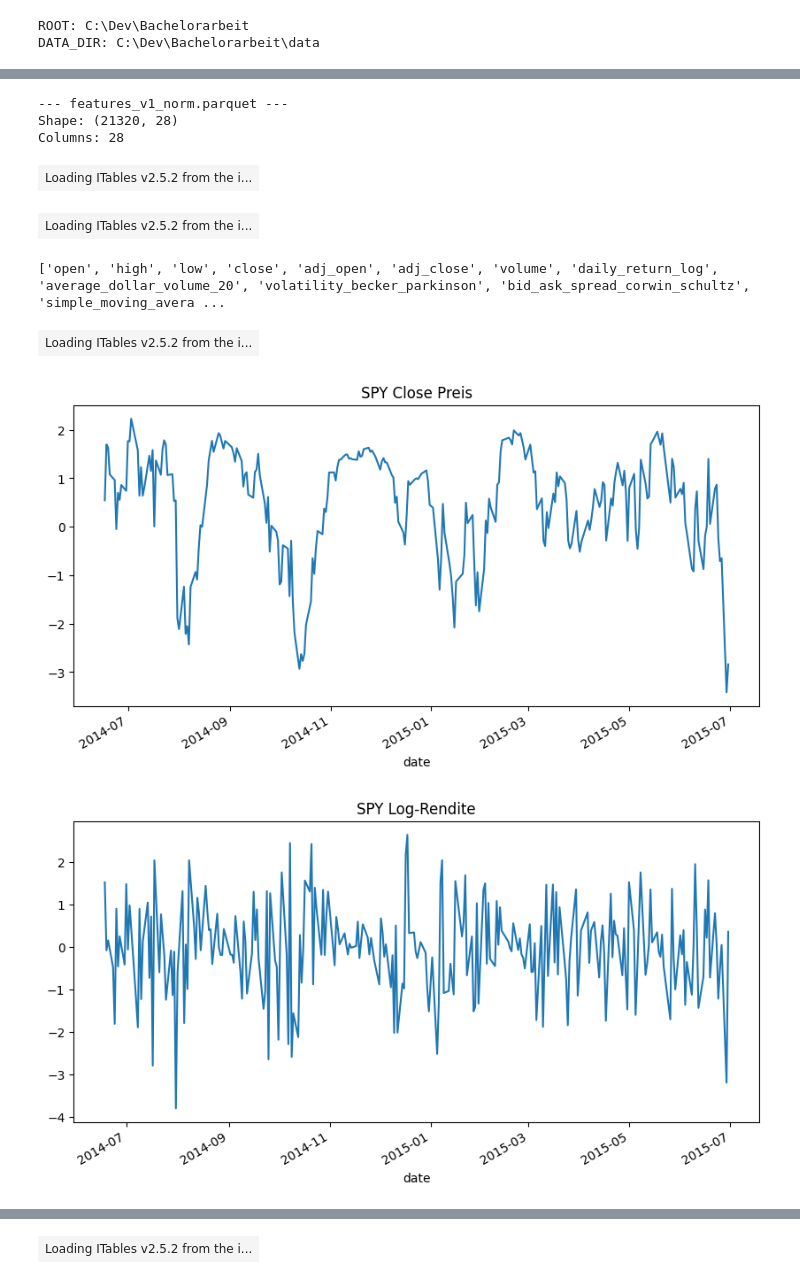
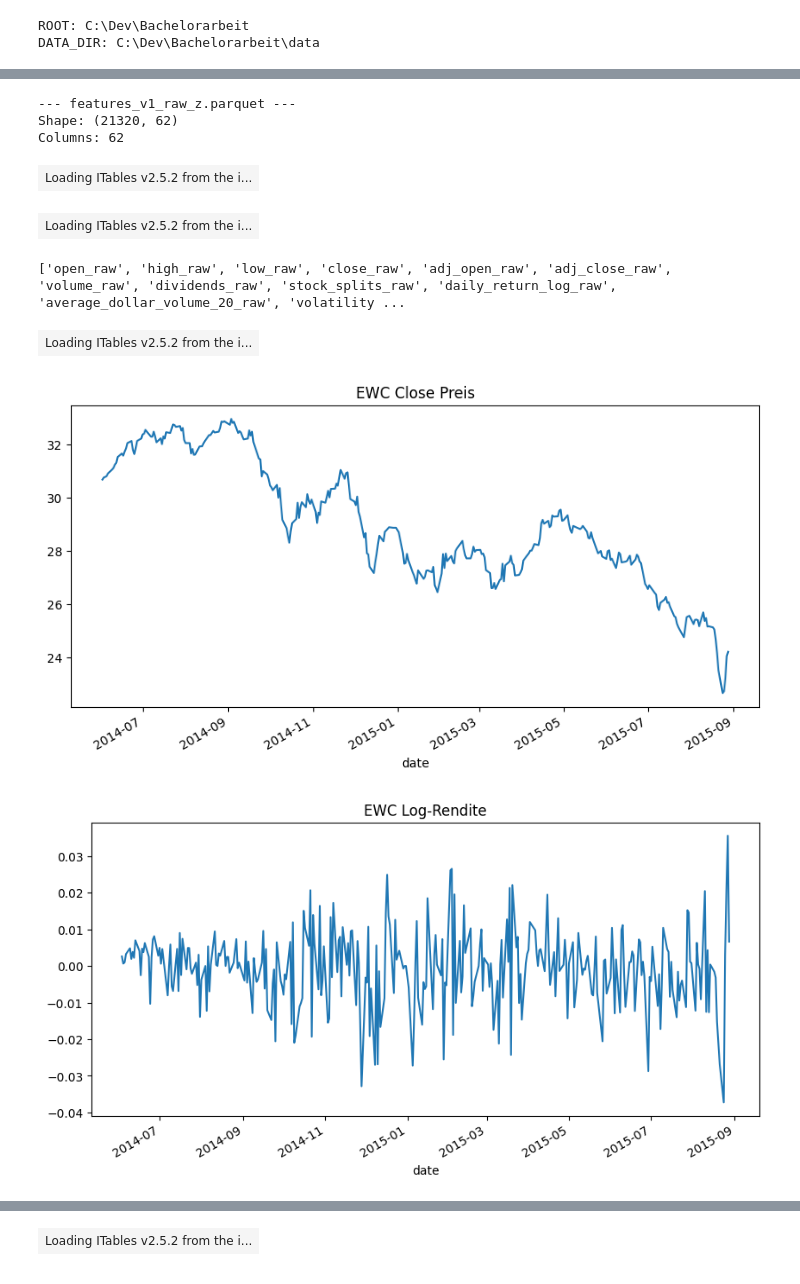
Before and after one commit to longrodeo/bachelorarbeit-drl-finance, a Jupyter notebook: notebooks/ploten_parquets_daten_check.ipynb, the cells around one changed output, grey strips where cells are left out. Cells and saved outputs as stored; diff of their text form; code cells hidden in the pictures.

```diff
--- a/notebooks/ploten_parquets_daten_check.ipynb
+++ b/notebooks/ploten_parquets_daten_check.ipynb
@@ -86,31 +77,31 @@ Columns: 8
 | Loading ITables v2.5.2 from the i... |
 # %%
-df_clean = load_and_info(DATA_DIR / "clean" / "features_v1_norm.parquet")
+df_clean = load_and_info(DATA_DIR / "clean" / "features_v1_raw_z.parquet")
 display(df_clean.head(30), df_clean.tail())
 # Spaltenliste
 print(df_clean.columns.tolist()[:15], "...")
 
 # Ein Asset über Zeitraum herausfiltern
-asset = "SPY"
-date_range = slice("2014-06-02", "2015-06-30")
+asset = "EWC"
+date_range = slice("2014-06-02", "2015-08-30")
 df_clean_asset = df_clean.xs(asset, level="asset").loc[date_range]
-display(df_clean_asset.head(30))
+display(df_clean_asset.head(100))
 
 # Plot Close Preis
-df_clean_asset["close"].plot(title=f"{asset} Close Preis", figsize=(10,5))
+df_clean_asset["close_raw"].plot(title=f"{asset} Close Preis", figsize=(10,5))
 plt.show()
 
 # Plot Log-Renditen
-df_clean_asset["daily_return_log"].plot(title=f"{asset} Log-Rendite", figsize=(10,5))
+df_clean_asset["daily_return_log_raw"].plot(title=f"{asset} Log-Rendite", figsize=(10,5))
 plt.show()
 # %% [output]
---- features_v1_norm.parquet ---
-Shape: (21320, 28)
-Columns: 28
+--- features_v1_raw_z.parquet ---
+Shape: (21320, 62)
+Columns: 62
 | Loading ITables v2.5.2 from the i... |
 | Loading ITables v2.5.2 from the i... |
-['open', 'high', 'low', 'close', 'adj_open', 'adj_close', 'volume', 'daily_return_log', 'average_dollar_volume_20', 'volatility_becker_parkinson', 'bid_ask_spread_corwin_schultz', 'simple_moving_avera ...
+['open_raw', 'high_raw', 'low_raw', 'close_raw', 'adj_open_raw', 'adj_close_raw', 'volume_raw', 'dividends_raw', 'stock_splits_raw', 'daily_return_log_raw', 'average_dollar_volume_20_raw', 'volatility ...
 | Loading ITables v2.5.2 from the i... |
-[figure, old version]
+[figure, new version]
-[figure, old version]
+[figure, new version]
 # %%
```
Also changed, not shown: parts of 5 cells of this notebook, 57 other files.
